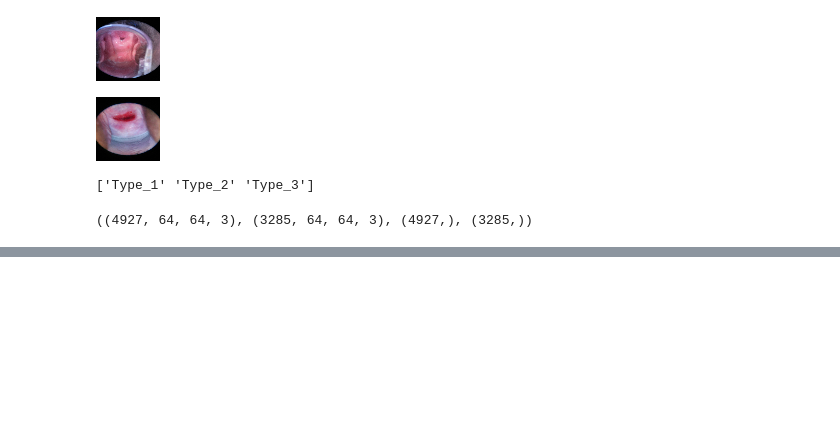
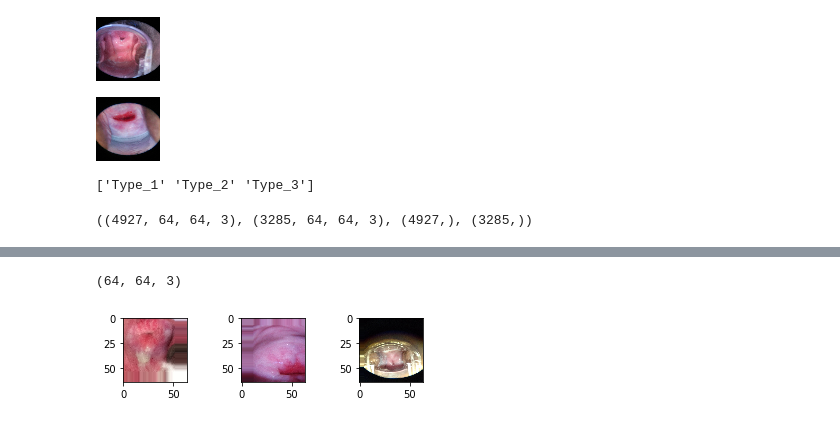
Before and after one commit to rorysroes/Kaggle_Cervical_Cancer_Screening, a Jupyter notebook: Rory/Dev-ipynb/resize_data/LB.ipynb, the cells around one changed output, grey strips where cells are left out. Saved outputs shown, nothing was run; the diff lists cells and outputs as text; code cells hidden in the pictures; blank space fills up the shorter version.

```diff
--- a/Rory/Dev-ipynb/resize_data/LB.ipynb
+++ b/Rory/Dev-ipynb/resize_data/LB.ipynb
@@ -256,0 +320,22 @@ y_val_train.shape
+# %%
+shift = 0.2 # 圖片的某個比例，可以水平或垂直移動圖片
+datagen = ImageDataGenerator(width_shift_range = shift,\
+                             height_shift_range = shift,\
+                             data_format="channels_last")
+
+datagen.fit(x_train[0:3])
+p_train_X, p_train_Y = datagen.flow(x_train[0:3], x_val_train[0:3],\
+                                    batch_size = 4, shuffle = False).next()
+
+assert (p_train_Y == x_val_train[0:3]).all()
+
+for i in range(p_train_X.shape[0]):
+    print(X_batch.shape)
+    for i in range(0, 3):
+        pyplot.subplot(330 + 1 + i)
+        pyplot.imshow(p_train_X[i]) #, cmap=pyplot.get_cmap('gray'))
+    pyplot.show()
+    break
+# %% [output]
+(64, 64, 3)
+[figure, added]
```
Also changed, not shown: parts of 13 cells of this notebook, 1 other file.
